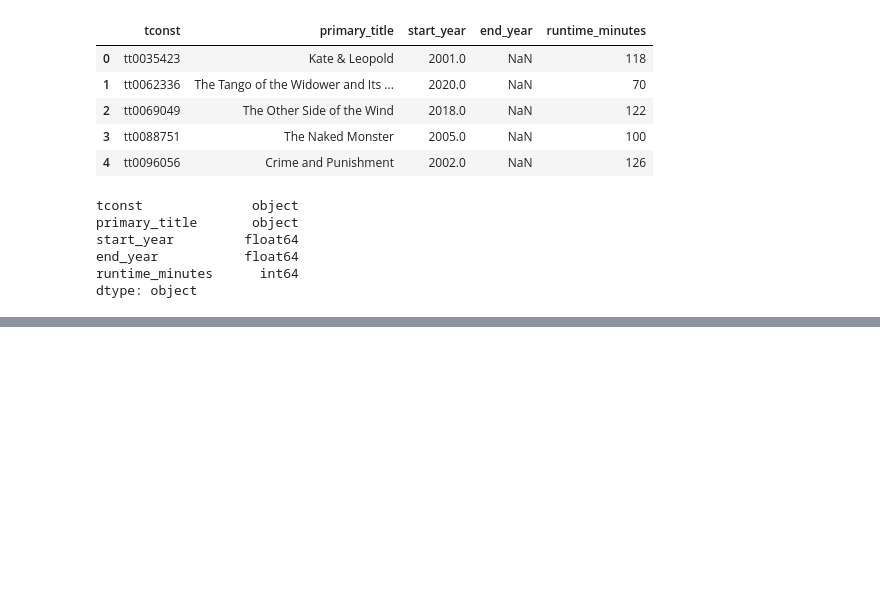
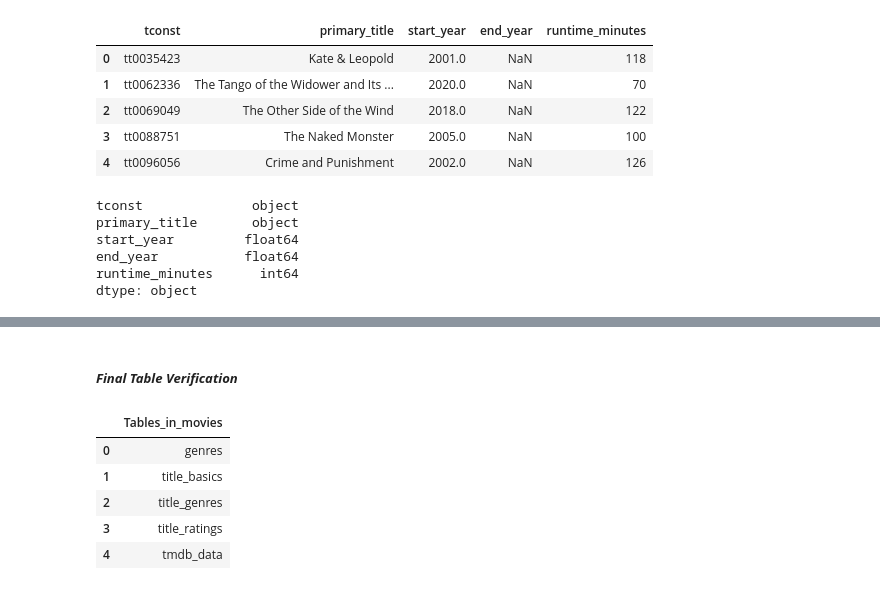
Before and after one commit to john-a-dixon/movie-success-analysis, a Jupyter notebook: 3-SQL.ipynb, the cells around one changed output, grey strips where cells are left out. Cells and saved outputs as stored; diff of their text form; code cells hidden in the pictures; blank space fills up the shorter version.

```diff
--- a/3-SQL.ipynb
+++ b/3-SQL.ipynb
@@ -389,0 +448,13 @@ dtype: object
+# %% [markdown]
+##### **_Final Table Verification_**
+# %%
+# Verify the tables were added by showing them
+query = """SHOW TABLES;"""
+pd.read_sql(query, engine)
+# %% [output]
+|  | Tables_in_movies |
+| 0 | genres |
+| 1 | title_basics |
+| 2 | title_genres |
+| 3 | title_ratings |
+| 4 | tmdb_data |
```
Also changed, not shown: parts of 5 cells of this notebook.
